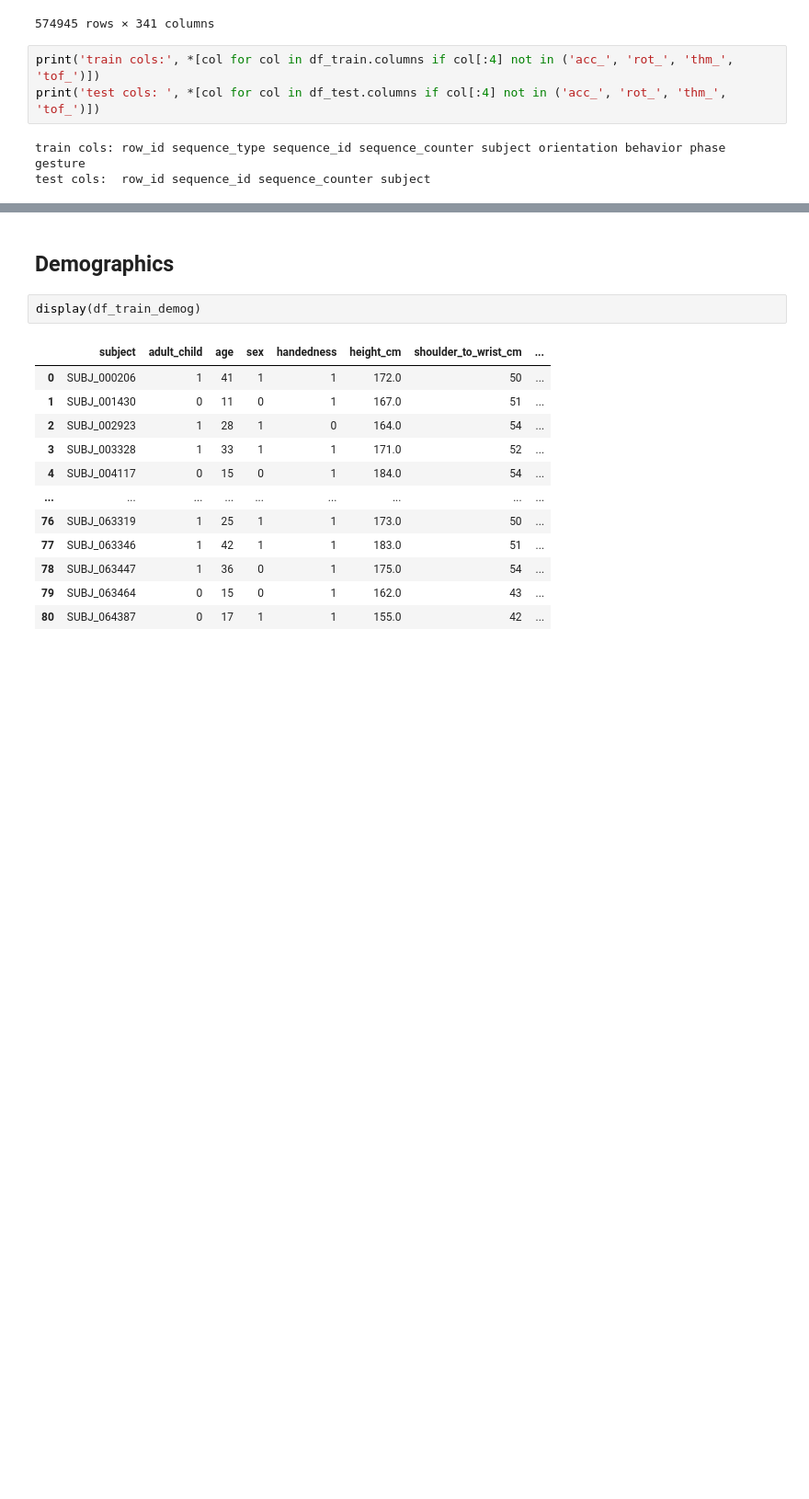
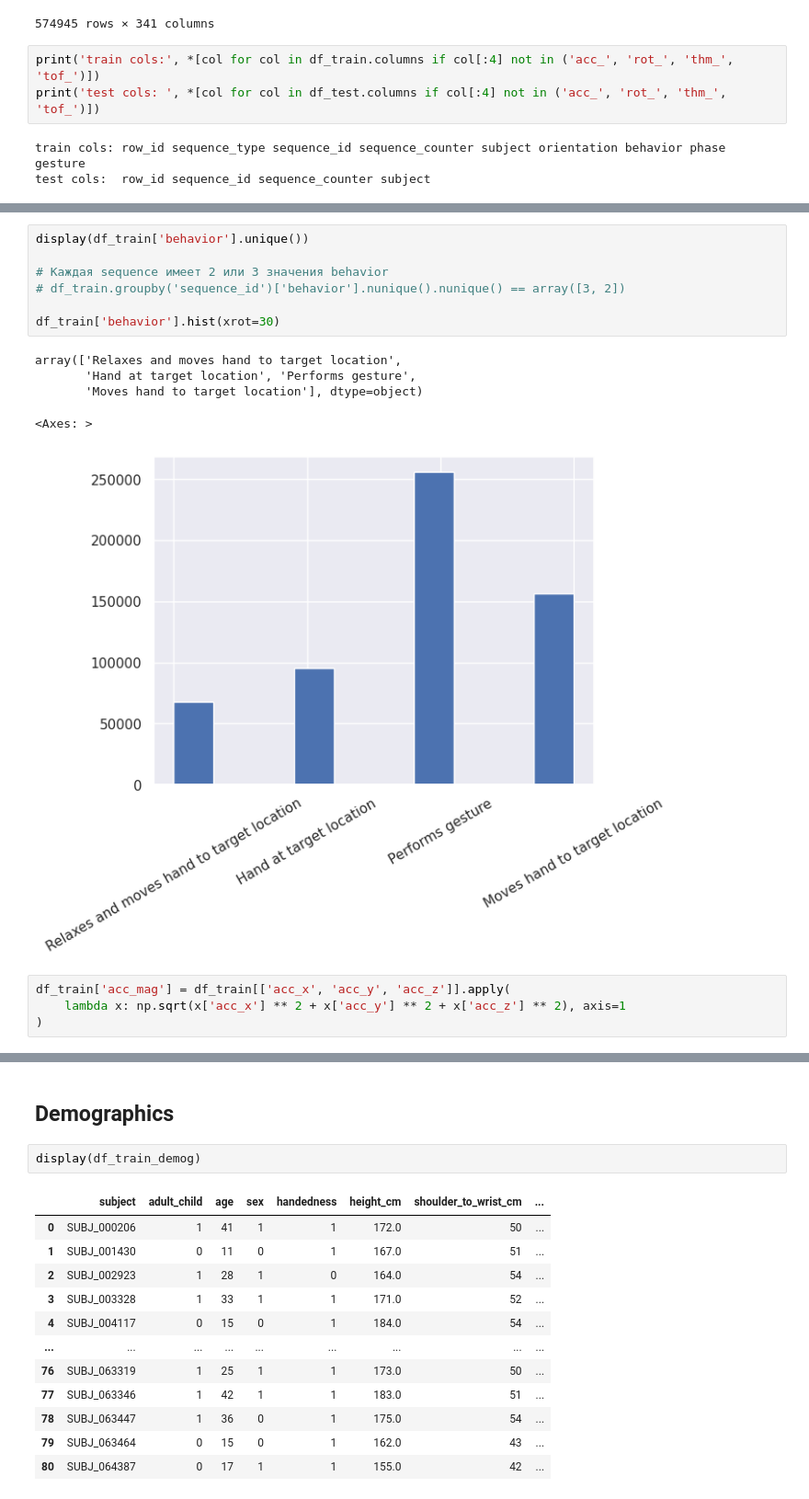
Before and after one commit to Elder247/kaggle-CMI-2025, a Jupyter notebook: notebooks/01-eda.ipynb, the cells around one changed output, grey strips where cells are left out. Shown: that part at 92% size. Cells and saved outputs as stored; diff of their text form; blank space fills up the shorter version.

```diff
--- a/notebooks/01-eda.ipynb
+++ b/notebooks/01-eda.ipynb
@@ -41,0 +101,17 @@ test cols:  row_id sequence_id sequence_counter subject
+# %%
+display(df_train['behavior'].unique())
+
+# Каждая sequence имеет 2 или 3 значения behavior
+# df_train.groupby('sequence_id')['behavior'].nunique().nunique() == array([3, 2])
+
+df_train['behavior'].hist(xrot=30)
+# %% [output]
+array(['Relaxes and moves hand to target location',
+       'Hand at target location', 'Performs gesture',
+       'Moves hand to target location'], dtype=object)
+<Axes: >
+[figure, added]
+# %%
+df_train['acc_mag'] = df_train[['acc_x', 'acc_y', 'acc_z']].apply(
+    lambda x: np.sqrt(x['acc_x'] ** 2 + x['acc_y'] ** 2 + x['acc_z'] ** 2), axis=1
+)
```
Also changed, not shown: parts of 7 cells of this notebook, 3 other files.
